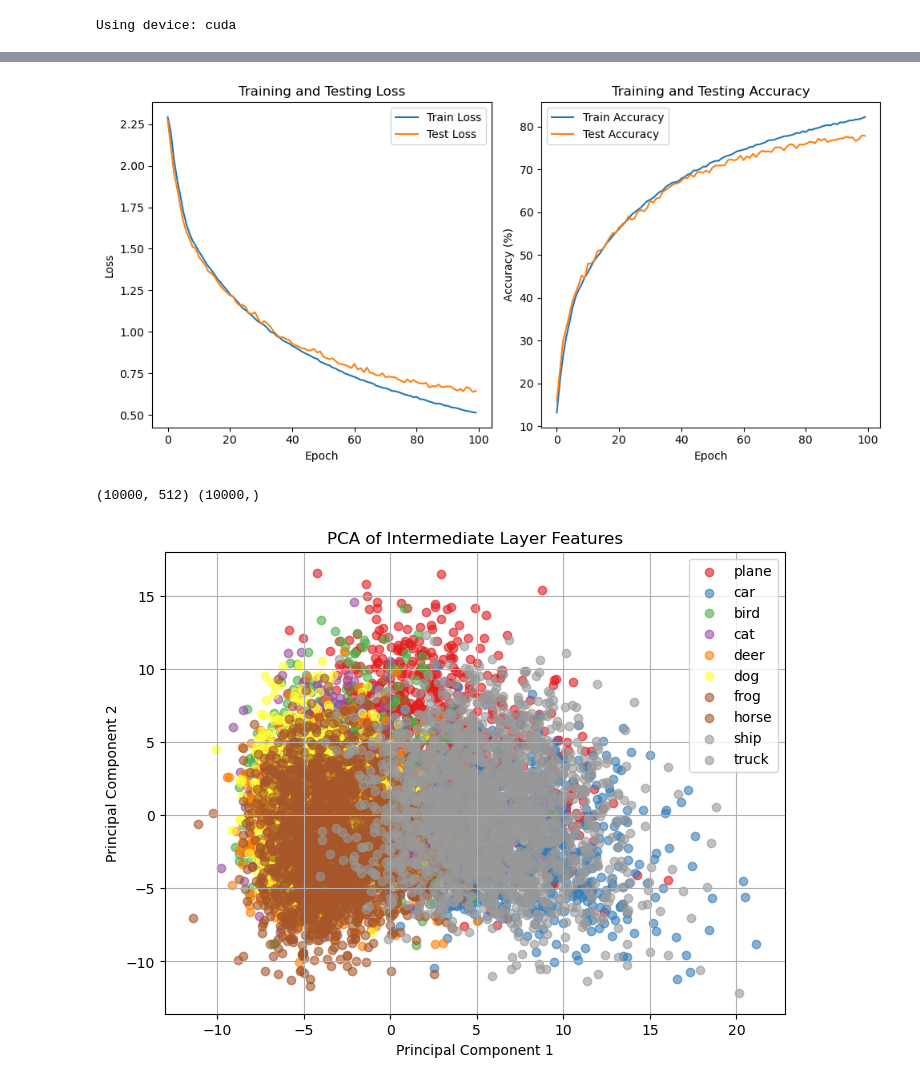
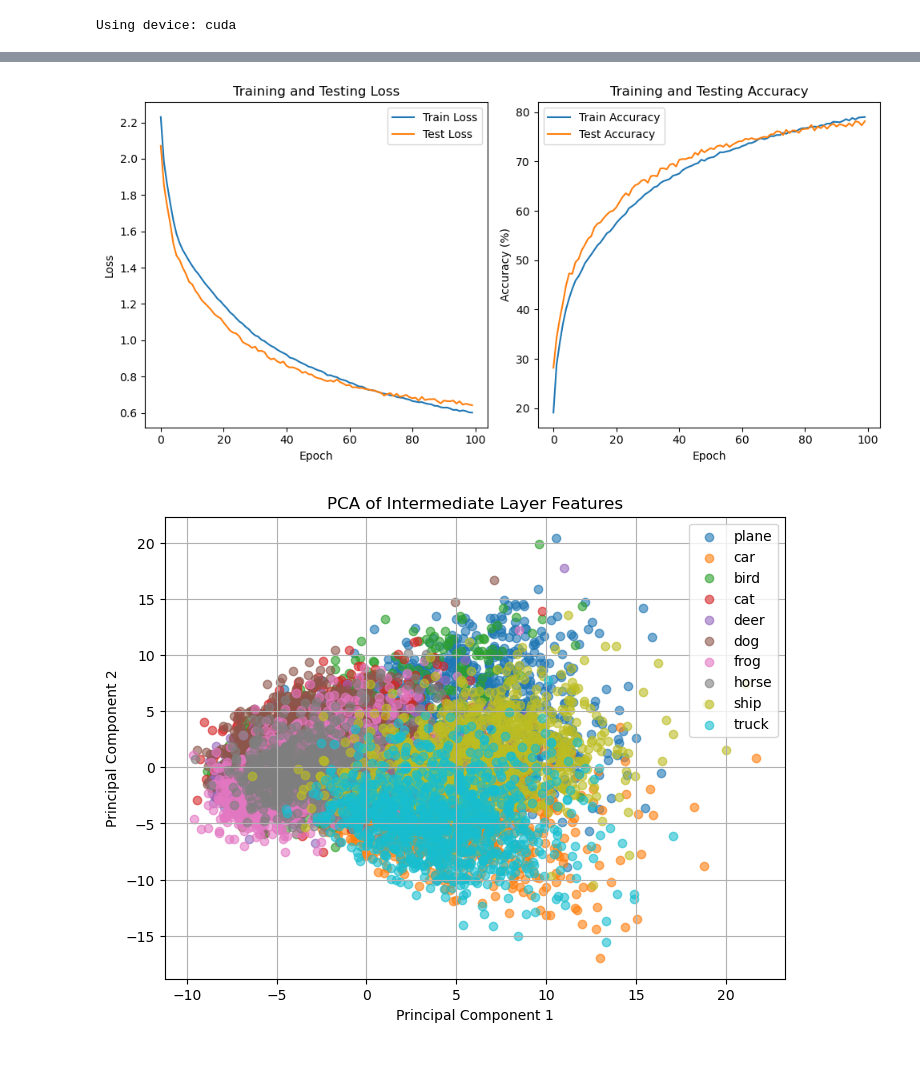
Before and after one commit to namoshi/attention, a Jupyter notebook: cifar10-cnn-attention.ipynb, the cells around one changed output, grey strips where cells are left out. Saved outputs shown, nothing was run; the diff lists cells and outputs as text; code cells hidden in the pictures.

```diff
--- a/cifar10-cnn-attention.ipynb
+++ b/cifar10-cnn-attention.ipynb
@@ -22,17 +23,22 @@ learning_rate = 0.001
 momentum = 0.9
 
 # CIFAR-10データセットの準備
-transform = transforms.Compose([
+transform_train = transforms.Compose([
     transforms.RandomHorizontalFlip(),
     transforms.RandomCrop(32, padding=4),
     transforms.ToTensor(),
     transforms.Normalize((0.5, 0.5, 0.5), (0.5, 0.5, 0.5))
 ])
 
-trainset = torchvision.datasets.CIFAR10(root='./data', train=True, download=True, transform=transform)
+transform_test = transforms.Compose([
+    transforms.ToTensor(),
+    transforms.Normalize((0.5, 0.5, 0.5), (0.5, 0.5, 0.5))
+])
+
+trainset = torchvision.datasets.CIFAR10(root='./data', train=True, download=True, transform=transform_train)
 trainloader = DataLoader(trainset, batch_size=batch_size, shuffle=True, num_workers=2)
 
-testset = torchvision.datasets.CIFAR10(root='./data', train=False, download=True, transform=transform)
+testset = torchvision.datasets.CIFAR10(root='./data', train=False, download=True, transform=transform_test)
 testloader = DataLoader(testset, batch_size=batch_size, shuffle=False, num_workers=2)
 
 classes = ('plane', 'car', 'bird', 'cat', 'deer', 'dog', 'frog', 'horse', 'ship', 'truck')
@@ -72,20 +78,20 @@ class Net(nn.Module):
         self.conv2 = nn.Conv2d(32, 64, kernel_size=3, padding=1)
         self.relu2 = nn.ReLU()
         self.pool2 = nn.MaxPool2d(kernel_size=2, stride=2)
-        self.conv3 = nn.Conv2d(64, 128, kernel_size=3, padding=1)
-        self.relu3 = nn.ReLU()
-        self.pool3 = nn.MaxPool2d(kernel_size=2, stride=2)
-        self.attention = SelfAttention(128)  # Self-Attention層を追加
-        self.fc1 = nn.Linear(128 * 4 * 4, 512)
+#        self.conv3 = nn.Conv2d(64, 128, kernel_size=3, padding=1)
+#        self.relu3 = nn.ReLU()
+#        self.pool3 = nn.MaxPool2d(kernel_size=2, stride=2)
+        self.attention = SelfAttention(64)  # Self-Attention層を追加
+        self.fc1 = nn.Linear(64 * 8 * 8, 256)
         self.relu4 = nn.ReLU()
-        self.fc2 = nn.Linear(512, 10)
+        self.fc2 = nn.Linear(256, 10)
 
     def forward(self, x):
         x = self.pool1(self.relu1(self.conv1(x)))
         x = self.pool2(self.relu2(self.conv2(x)))
-        x = self.pool3(self.relu3(self.conv3(x)))
+#        x = self.pool3(self.relu3(self.conv3(x)))
         x, attention_map = self.attention(x)  # Self-Attention層を通過
-        x = x.view(-1, 128 * 4 * 4)
+        x = x.view(-1, 64 * 8 * 8)
         x = self.relu4(self.fc1(x))
         x = self.fc2(x)
         return x, attention_map  # アテンションマップを返すように変更
@@ -93,9 +99,9 @@ class Net(nn.Module):
     def get_features(self, x):
         x = self.pool1(self.relu1(self.conv1(x)))
         x = self.pool2(self.relu2(self.conv2(x)))
-        x = self.pool3(self.relu3(self.conv3(x)))
+#        x = self.pool3(self.relu3(self.conv3(x)))
         x, _ = self.attention(x)
-        x = x.view(-1, 128 * 4 * 4)
+        x = x.view(-1, 64 * 8 * 8)
         x = self.relu4(self.fc1(x))
         return x
 # %%
@@ -204,43 +210,41 @@ plt.legend()
 plt.tight_layout()
 plt.show()
 # %% [output]
-[figure, old version]
+[figure, new version]
 # %%
-# 中間層の特徴ベクトルの可視化 (変更なし)
+
+# 中間層の特徴ベクトルの可視化
 net.eval()
 all_features = []
 all_labels = []
 with torch.no_grad():
     for i, (images, labels) in enumerate(testloader):
 #        if i >= 10:  # 最初の10バッチのみ使用 (計算量を抑えるため)
 #            break
         images = images.to(device)
         features = net.get_features(images).cpu().numpy()
         all_features.append(features)
         all_labels.append(labels.cpu().numpy())
 
 all_features = np.concatenate(all_features, axis=0)
 all_labels = np.concatenate(all_labels, axis=0)
-print(all_features.shape, all_labels.shape)
 
 pca = PCA(n_components=2)
 principal_components = pca.fit_transform(all_features)
 
+# 色使いの変更: 'viridis' を 'tab10' または 'Set1' などに変更
 plt.figure(figsize=(8, 6))
-# colors = plt.cm.get_cmap('viridis', len(classes))
-# より区別しやすいカラーマップに変更
-#colors = plt.cm.get_cmap('tab10', len(classes))
-colors = plt.cm.get_cmap('Set1', len(classes))
+colors = plt.cm.get_cmap('tab10', len(classes)) # または plt.cm.get_cmap('Set1', len(classes)) など
+
 for i in range(len(classes)):
     indices = np.where(all_labels == i)[0]
     plt.scatter(principal_components[indices, 0], principal_components[indices, 1],
-                label=classes[i], alpha=0.6, c=colors(i))
+                label=classes[i], alpha=0.6, c=[colors(i)])
 plt.xlabel('Principal Component 1')
 plt.ylabel('Principal Component 2')
 plt.title('PCA of Intermediate Layer Features')
 plt.legend()
 plt.grid(True)
 plt.show()
 # %% [output]
-(10000, 512) (10000,)
-[figure, old version]
+[figure, new version]
```
Also changed, not shown: parts of 5 cells of this notebook, 2 other files.
